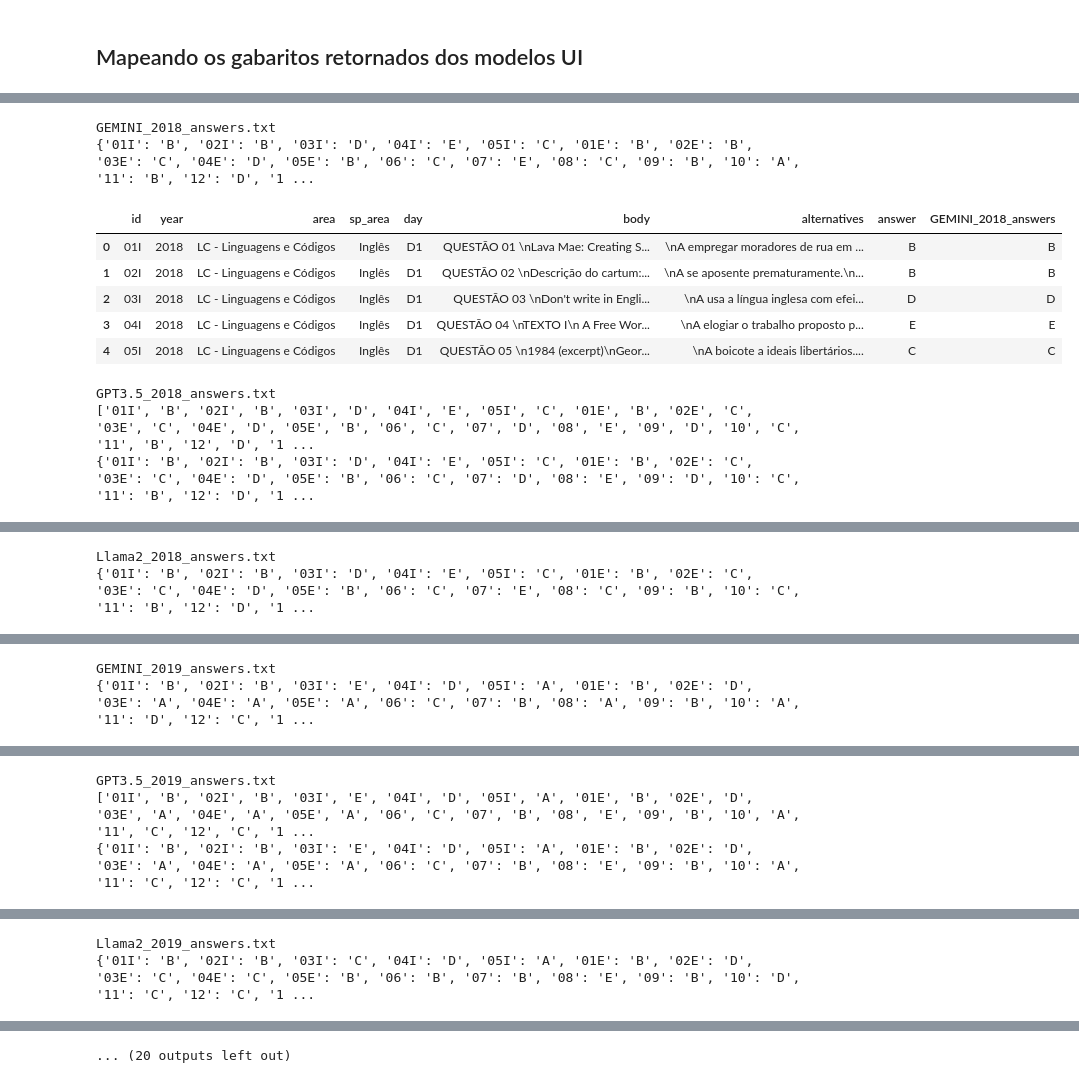
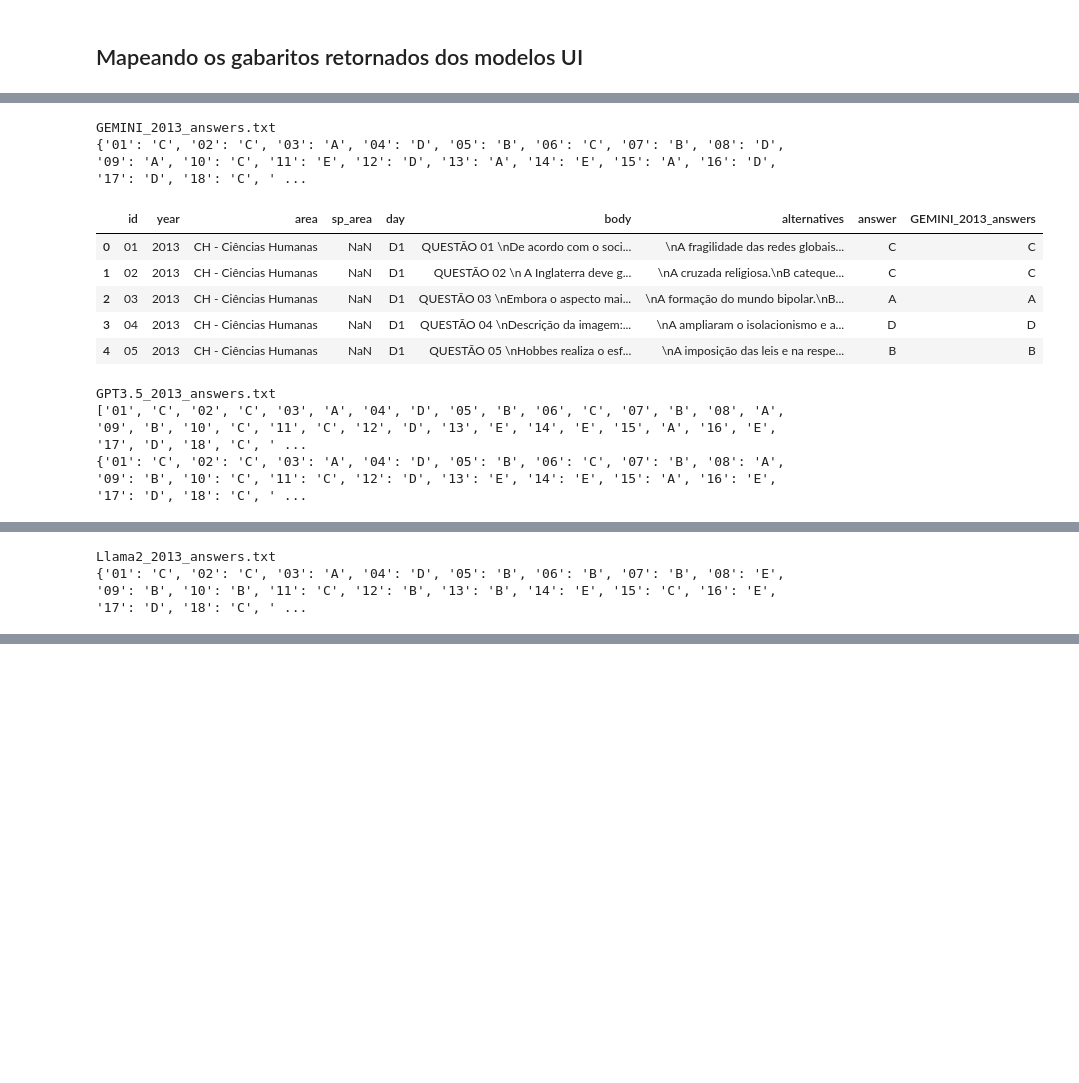
Before and after one commit to LucasBrasileiroRaposo/TCC, a Jupyter notebook: map_models_answers.ipynb, the cells around one changed output, grey strips where cells are left out. Saved outputs shown, nothing was run; the diff lists cells and outputs as text; code cells hidden in the pictures; blank space fills up the shorter version.

```diff
--- a/map_models_answers.ipynb
+++ b/map_models_answers.ipynb
@@ -82,39 +85,39 @@ def aggregate_models_answers(answers_map, year, experiment_name):
     return df
 # %%
 years = os.listdir(f'{EXPERIMENTS_PATH}/{EXPERIMENT_NUMBER}')
-years = [2018,2019,2020,2022,2023]
+years = [2013]
 for year in years:
 
     experiments = os.listdir(f'{EXPERIMENTS_PATH}/{EXPERIMENT_NUMBER}/{year}')
 
     df = pd.read_csv(f'{CSV_PATH}/enem_{year}_questions.csv')
     df.to_csv(f'{EXPERIMENTS_PATH}/{EXPERIMENT_NUMBER}/{year}/enem_{year}.csv', index=False)
 
     for experiment in experiments:
 
         if '.txt' not in experiment:
             continue
 
         print(experiment)
 
         experiment_name = experiment.split('.txt')[0]
 
         with open(f'{EXPERIMENTS_PATH}/{EXPERIMENT_NUMBER}/{year}/{experiment}', 'r', encoding='utf-8') as exam_str:
 
             content = exam_str.read()
             content = format_answers_txt(experiment_name, content)
             answers_map = map_answers(content)
             df_with_answers = aggregate_models_answers(answers_map, year,experiment_name)
         df_with_answers.to_csv(f'{EXPERIMENTS_PATH}/{EXPERIMENT_NUMBER}/{year}/enem_{year}.csv', index=False)
 # %% [output]
-GEMINI_2018_answers.txt
-{'01I': 'B', '02I': 'B', '03I': 'D', '04I': 'E', '05I': 'C', '01E': 'B', '02E': 'B', '03E': 'C', '04E': 'D', '05E': 'B', '06': 'C', '07': 'E', '08': 'C', '09': 'B', '10': 'A', '11': 'B', '12': 'D', '1 ...
+GEMINI_2013_answers.txt
+{'01': 'C', '02': 'C', '03': 'A', '04': 'D', '05': 'B', '06': 'C', '07': 'B', '08': 'D', '09': 'A', '10': 'C', '11': 'E', '12': 'D', '13': 'A', '14': 'E', '15': 'A', '16': 'D', '17': 'D', '18': 'C', ' ...
-|  | id | year | area | sp_area | day | body | alternatives | answer | GEMINI_2018_answers |
-| 0 | 01I | 2018 | LC - Linguagens e Códigos | Inglês | D1 | QUESTÃO 01 \nLava Mae: Creating S... | \nA empregar moradores de rua em ... | B | B |
-| 1 | 02I | 2018 | LC - Linguagens e Códigos | Inglês | D1 | QUESTÃO 02 \nDescrição do cartum:... | \nA se aposente prematuramente.\n... | B | B |
-| 2 | 03I | 2018 | LC - Linguagens e Códigos | Inglês | D1 | QUESTÃO 03 \nDon't write in Engli... | \nA usa a língua inglesa com efei... | D | D |
-| 3 | 04I | 2018 | LC - Linguagens e Códigos | Inglês | D1 | QUESTÃO 04 \nTEXTO I\n A Free Wor... | \nA elogiar o trabalho proposto p... | E | E |
-| 4 | 05I | 2018 | LC - Linguagens e Códigos | Inglês | D1 | QUESTÃO 05 \n1984 (excerpt)\nGeor... | \nA boicote a ideais libertários.... | C | C |
+|  | id | year | area | sp_area | day | body | alternatives | answer | GEMINI_2013_answers |
+| 0 | 01 | 2013 | CH - Ciências Humanas | NaN | D1 | QUESTÃO 01 \nDe acordo com o soci... | \nA fragilidade das redes globais... | C | C |
+| 1 | 02 | 2013 | CH - Ciências Humanas | NaN | D1 | QUESTÃO 02 \n A Inglaterra deve g... | \nA cruzada religiosa.\nB cateque... | C | C |
+| 2 | 03 | 2013 | CH - Ciências Humanas | NaN | D1 | QUESTÃO 03 \nEmbora o aspecto mai... | \nA formação do mundo bipolar.\nB... | A | A |
+| 3 | 04 | 2013 | CH - Ciências Humanas | NaN | D1 | QUESTÃO 04 \nDescrição da imagem:... | \nA ampliaram o isolacionismo e a... | D | D |
+| 4 | 05 | 2013 | CH - Ciências Humanas | NaN | D1 | QUESTÃO 05 \nHobbes realiza o esf... | \nA imposição das leis e na respe... | B | B |
-GPT3.5_2018_answers.txt
-['01I', 'B', '02I', 'B', '03I', 'D', '04I', 'E', '05I', 'C', '01E', 'B', '02E', 'C', '03E', 'C', '04E', 'D', '05E', 'B', '06', 'C', '07', 'D', '08', 'E', '09', 'D', '10', 'C', '11', 'B', '12', 'D', '1 ...
-{'01I': 'B', '02I': 'B', '03I': 'D', '04I': 'E', '05I': 'C', '01E': 'B', '02E': 'C', '03E': 'C', '04E': 'D', '05E': 'B', '06': 'C', '07': 'D', '08': 'E', '09': 'D', '10': 'C', '11': 'B', '12': 'D', '1 ...
+GPT3.5_2013_answers.txt
+['01', 'C', '02', 'C', '03', 'A', '04', 'D', '05', 'B', '06', 'C', '07', 'B', '08', 'A', '09', 'B', '10', 'C', '11', 'C', '12', 'D', '13', 'E', '14', 'E', '15', 'A', '16', 'E', '17', 'D', '18', 'C', ' ...
+{'01': 'C', '02': 'C', '03': 'A', '04': 'D', '05': 'B', '06': 'C', '07': 'B', '08': 'A', '09': 'B', '10': 'C', '11': 'C', '12': 'D', '13': 'E', '14': 'E', '15': 'A', '16': 'E', '17': 'D', '18': 'C', ' ...
@@ -127,2 +130,2 @@ GPT3.5_2018_answers.txt
-Llama2_2018_answers.txt
-{'01I': 'B', '02I': 'B', '03I': 'D', '04I': 'E', '05I': 'C', '01E': 'B', '02E': 'C', '03E': 'C', '04E': 'D', '05E': 'B', '06': 'C', '07': 'E', '08': 'C', '09': 'B', '10': 'C', '11': 'B', '12': 'D', '1 ...
+Llama2_2013_answers.txt
+{'01': 'C', '02': 'C', '03': 'A', '04': 'D', '05': 'B', '06': 'B', '07': 'B', '08': 'E', '09': 'B', '10': 'B', '11': 'C', '12': 'B', '13': 'B', '14': 'E', '15': 'C', '16': 'E', '17': 'D', '18': 'C', ' ...
@@ -135,2 +137,0 @@ Llama2_2018_answers.txt
-GEMINI_2019_answers.txt
-{'01I': 'B', '02I': 'B', '03I': 'E', '04I': 'D', '05I': 'A', '01E': 'B', '02E': 'D', '03E': 'A', '04E': 'A', '05E': 'A', '06': 'C', '07': 'B', '08': 'A', '09': 'B', '10': 'A', '11': 'D', '12': 'C', '1 ...
@@ -143,3 +137,0 @@ GEMINI_2019_answers.txt
-GPT3.5_2019_answers.txt
-['01I', 'B', '02I', 'B', '03I', 'E', '04I', 'D', '05I', 'A', '01E', 'B', '02E', 'D', '03E', 'A', '04E', 'A', '05E', 'A', '06', 'C', '07', 'B', '08', 'E', '09', 'B', '10', 'A', '11', 'C', '12', 'C', '1 ...
-{'01I': 'B', '02I': 'B', '03I': 'E', '04I': 'D', '05I': 'A', '01E': 'B', '02E': 'D', '03E': 'A', '04E': 'A', '05E': 'A', '06': 'C', '07': 'B', '08': 'E', '09': 'B', '10': 'A', '11': 'C', '12': 'C', '1 ...
@@ -152,2 +137,0 @@ GPT3.5_2019_answers.txt
-Llama2_2019_answers.txt
-{'01I': 'B', '02I': 'B', '03I': 'C', '04I': 'D', '05I': 'A', '01E': 'B', '02E': 'D', '03E': 'C', '04E': 'C', '05E': 'B', '06': 'B', '07': 'B', '08': 'E', '09': 'B', '10': 'D', '11': 'C', '12': 'C', '1 ...
@@ -160 +137,0 @@ Llama2_2019_answers.txt
-... (20 outputs left out)
```
Also changed, not shown: parts of 4 cells of this notebook, 13 other files.
